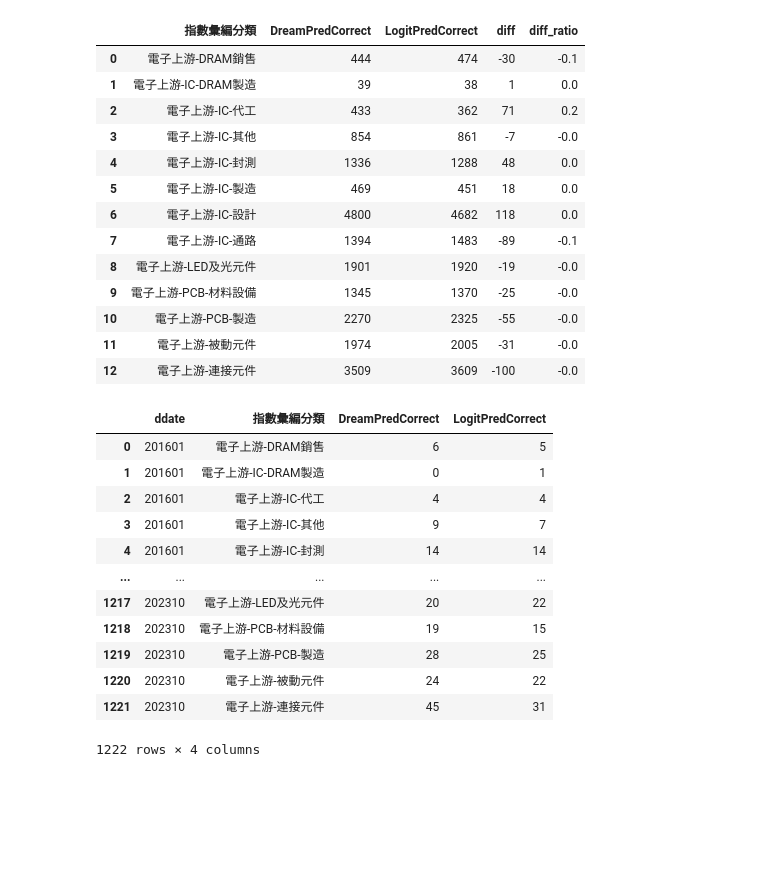
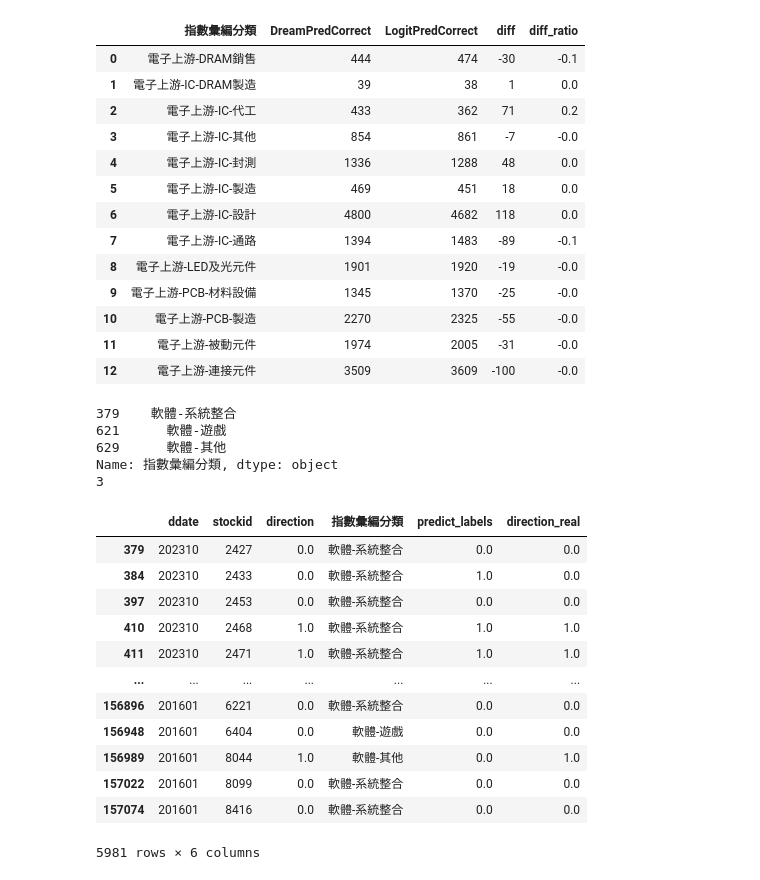
Before and after one commit to Carolyehhh/revenue-prediction, a Jupyter notebook: test.ipynb, the cells around one changed output. Saved outputs shown, nothing was run; the diff lists cells and outputs as text; code cells hidden in the pictures; blank space fills up the shorter version.

```diff
--- a/test.ipynb
+++ b/test.ipynb
@@ -565,19 +563,36 @@ df_sum2
 | 10 | 電子上游-PCB-製造 | 2270 | 2325 | -55 | -0.0 |
 | 11 | 電子上游-被動元件 | 1974 | 2005 | -31 | -0.0 |
 | 12 | 電子上游-連接元件 | 3509 | 3609 | -100 | -0.0 |
-# %%
-df_sum
-# %% [output]
-|  | ddate | 指數彙編分類 | DreamPredCorrect | LogitPredCorrect |
-| 0 | 201601 | 電子上游-DRAM銷售 | 6 | 5 |
-| 1 | 201601 | 電子上游-IC-DRAM製造 | 0 | 1 |
-| 2 | 201601 | 電子上游-IC-代工 | 4 | 4 |
-| 3 | 201601 | 電子上游-IC-其他 | 9 | 7 |
-| 4 | 201601 | 電子上游-IC-封測 | 14 | 14 |
-| ... | ... | ... | ... | ... |
-| 1217 | 202310 | 電子上游-LED及光元件 | 20 | 22 |
-| 1218 | 202310 | 電子上游-PCB-材料設備 | 19 | 15 |
-| 1219 | 202310 | 電子上游-PCB-製造 | 28 | 25 |
-| 1220 | 202310 | 電子上游-被動元件 | 24 | 22 |
-| 1221 | 202310 | 電子上游-連接元件 | 45 | 31 |
-1222 rows × 4 columns
+# %%
+# 軟體
+
+# 軟體的細分類產業
+df_sw = df_ABC[df_ABC['指數彙編分類'].str.contains('軟體')]
+test2 = df_sw['指數彙編分類'].drop_duplicates()
+print(test2)
+print(len(test2))
+# %% [output]
+379    軟體-系統整合
+621      軟體-遊戲
+629      軟體-其他
+Name: 指數彙編分類, dtype: object
+3
+# %%
+# 軟體
+df_sw_copy = df_sw.copy()
+df_sw_copy = df_sw_copy.groupby(['ddate', '指數彙編分類']).apply(compare_predictions)
+df_sw
+# %% [output]
+|  | ddate | stockid | direction | 指數彙編分類 | predict_labels | direction_real |
+| 379 | 202310 | 2427 | 0.0 | 軟體-系統整合 | 0.0 | 0.0 |
+| 384 | 202310 | 2433 | 0.0 | 軟體-系統整合 | 1.0 | 0.0 |
+| 397 | 202310 | 2453 | 0.0 | 軟體-系統整合 | 0.0 | 0.0 |
+| 410 | 202310 | 2468 | 1.0 | 軟體-系統整合 | 1.0 | 1.0 |
+| 411 | 202310 | 2471 | 1.0 | 軟體-系統整合 | 1.0 | 1.0 |
+| ... | ... | ... | ... | ... | ... | ... |
+| 156896 | 201601 | 6221 | 0.0 | 軟體-系統整合 | 0.0 | 0.0 |
+| 156948 | 201601 | 6404 | 0.0 | 軟體-遊戲 | 0.0 | 0.0 |
+| 156989 | 201601 | 8044 | 1.0 | 軟體-其他 | 0.0 | 1.0 |
+| 157022 | 201601 | 8099 | 0.0 | 軟體-系統整合 | 0.0 | 0.0 |
+| 157074 | 201601 | 8416 | 0.0 | 軟體-系統整合 | 0.0 | 0.0 |
+5981 rows × 6 columns
```
Also changed, not shown: parts of 3 cells of this notebook.
